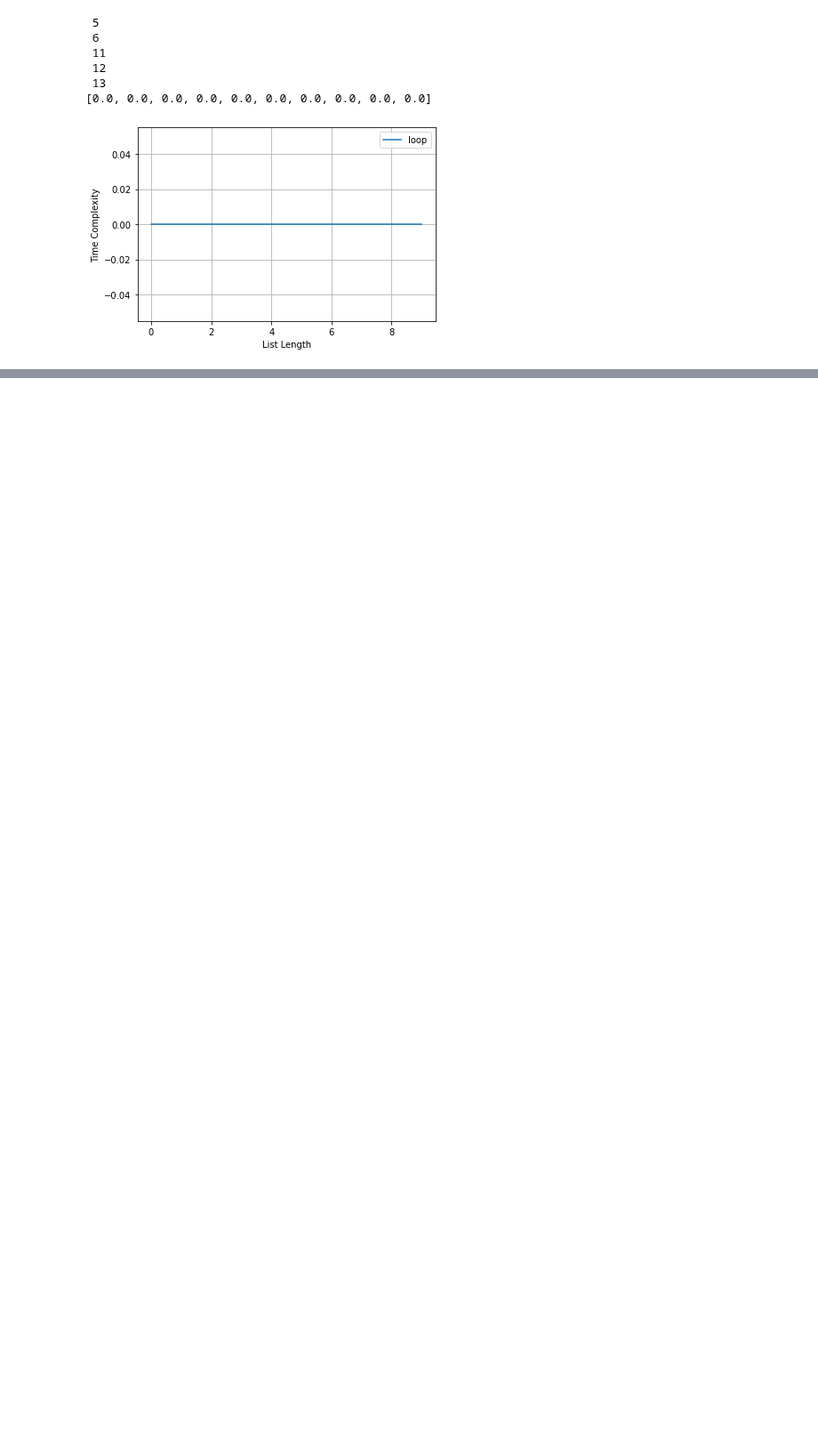
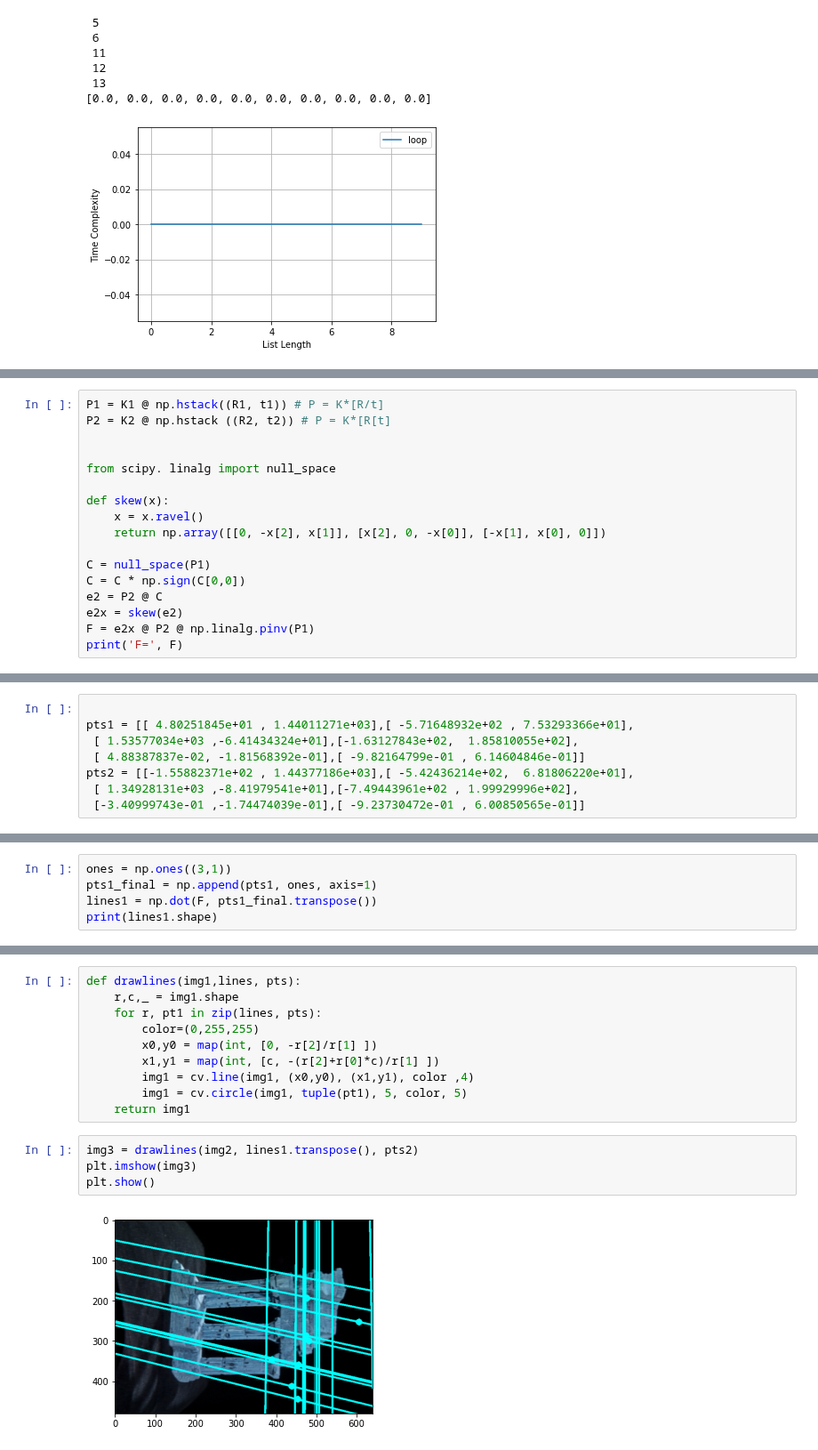
Before and after one commit to luxshan21/Image_Processing_Works_190364C, a Jupyter notebook: Jupyter Notebook/Untitled.ipynb, the cells around one changed output, grey strips where cells are left out. Shown at 89% size. Saved outputs shown, nothing was run; the diff lists cells and outputs as text; blank space fills up the shorter version.

```diff
--- a/Jupyter Notebook/Untitled.ipynb
+++ b/Jupyter Notebook/Untitled.ipynb
@@ -87,0 +92,17 @@ plt.show()
+# %%
+P1 = K1 @ np.hstack((R1, t1)) # P = K*[R/t]
+P2 = K2 @ np.hstack ((R2, t2)) # P = K*[R[t]
+
+
+from scipy. linalg import null_space
+
+def skew(x):
+    x = x.ravel()
+    return np.array([[0, -x[2], x[1]], [x[2], 0, -x[0]], [-x[1], x[0], 0]])
+
+C = null_space(P1)
+C = C * np.sign(C[0,0])
+e2 = P2 @ C
+e2x = skew(e2)
+F = e2x @ P2 @ np.linalg.pinv(P1)
+print('F=', F)
@@ -87,0 +113,8 @@ plt.show()
+# %%
+
+pts1 = [[ 4.80251845e+01 , 1.44011271e+03],[ -5.71648932e+02 , 7.53293366e+01],
+ [ 1.53577034e+03 ,-6.41434324e+01],[-1.63127843e+02,  1.85810055e+02],
+ [ 4.88387837e-02, -1.81568392e-01],[ -9.82164799e-01 , 6.14604846e-01]]
+pts2 = [[-1.55882371e+02 , 1.44377186e+03],[ -5.42436214e+02,  6.81806220e+01],
+ [ 1.34928131e+03 ,-8.41979541e+01],[-7.49443961e+02 , 1.99929996e+02],
+ [-3.40999743e-01 ,-1.74474039e-01],[ -9.23730472e-01 , 6.00850565e-01]]
@@ -87,0 +153,5 @@ plt.show()
+# %%
+ones = np.ones((3,1))
+pts1_final = np.append(pts1, ones, axis=1)
+lines1 = np.dot(F, pts1_final.transpose())
+print(lines1.shape)
@@ -87,0 +167,16 @@ plt.show()
+# %%
+def drawlines(img1,lines, pts):
+    r,c,_ = img1.shape
+    for r, pt1 in zip(lines, pts):
+        color=(0,255,255)
+        x0,y0 = map(int, [0, -r[2]/r[1] ])
+        x1,y1 = map(int, [c, -(r[2]+r[0]*c)/r[1] ])
+        img1 = cv.line(img1, (x0,y0), (x1,y1), color ,4)
+        img1 = cv.circle(img1, tuple(pt1), 5, color, 5)
+    return img1
+# %%
+img3 = drawlines(img2, lines1.transpose(), pts2)
+plt.imshow(img3)
+plt.show()
+# %% [output]
+[figure, added]
```
Also changed, not shown: parts of 5 cells of this notebook, 48 other files.
